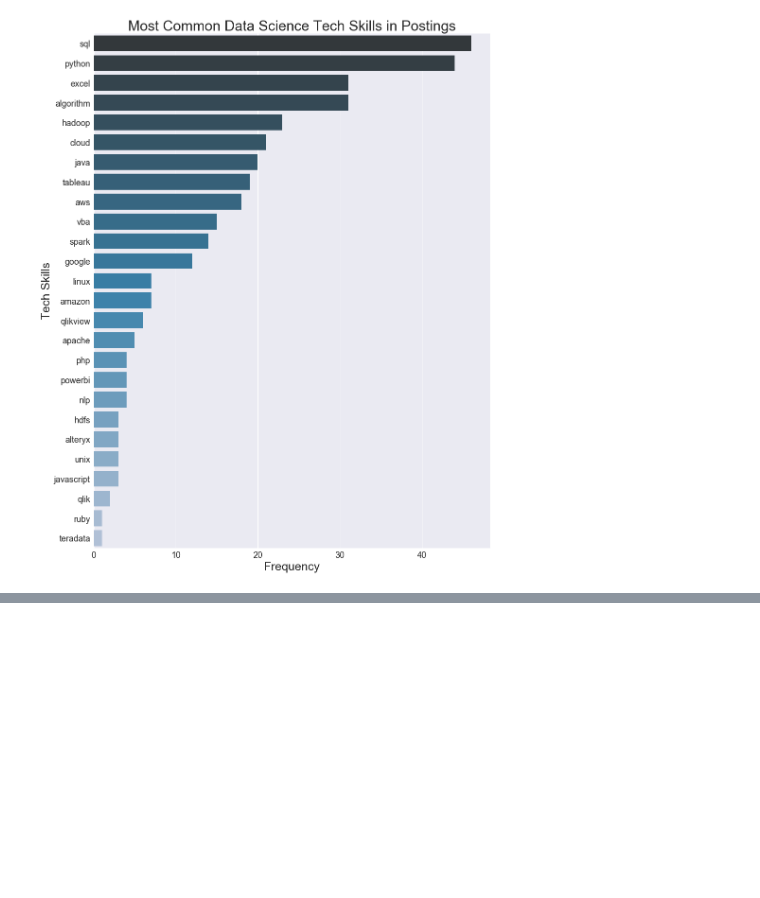
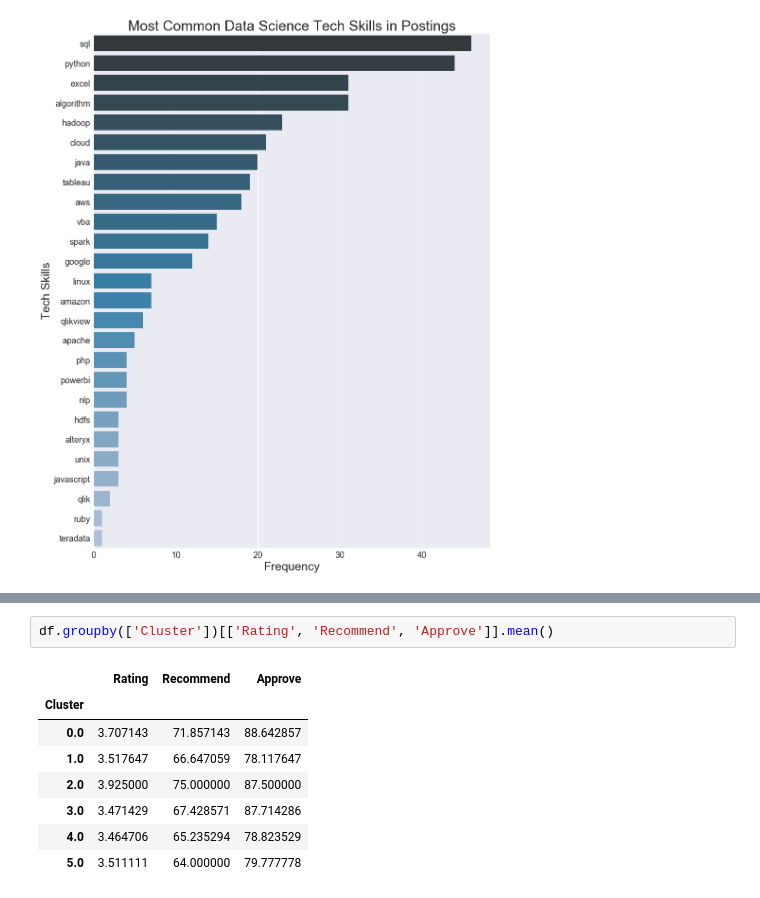
Before and after one commit to jasonchanhku/DataScienceDemand, a Jupyter notebook: Data Science Demand in Hong Kong.ipynb, the cells around one changed output, grey strips where cells are left out. Drawn from its saved outputs; the diff is of its cells as text; blank space fills up the shorter version.

```diff
--- a/Data Science Demand in Hong Kong.ipynb
+++ b/Data Science Demand in Hong Kong.ipynb
@@ -480,0 +519,11 @@ ContextualVersionConflict: (setuptools 27.2.0 (/Users/jasonchan/anaconda/lib/pyt
+# %%
+df.groupby(['Cluster'])[['Rating', 'Recommend', 'Approve']].mean()
+# %% [output]
+|  | Rating | Recommend | Approve |
+| Cluster |  |  |  |
+| 0.0 | 3.707143 | 71.857143 | 88.642857 |
+| 1.0 | 3.517647 | 66.647059 | 78.117647 |
+| 2.0 | 3.925000 | 75.000000 | 87.500000 |
+| 3.0 | 3.471429 | 67.428571 | 87.714286 |
+| 4.0 | 3.464706 | 65.235294 | 78.823529 |
+| 5.0 | 3.511111 | 64.000000 | 79.777778 |
```
Also changed, not shown: parts of 21 cells of this notebook.
